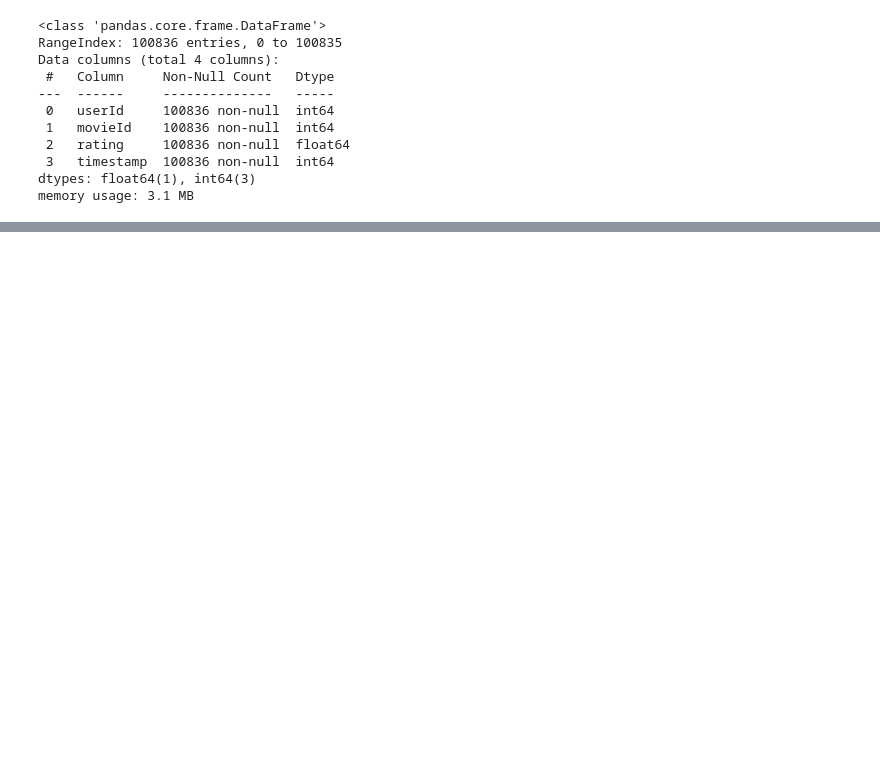
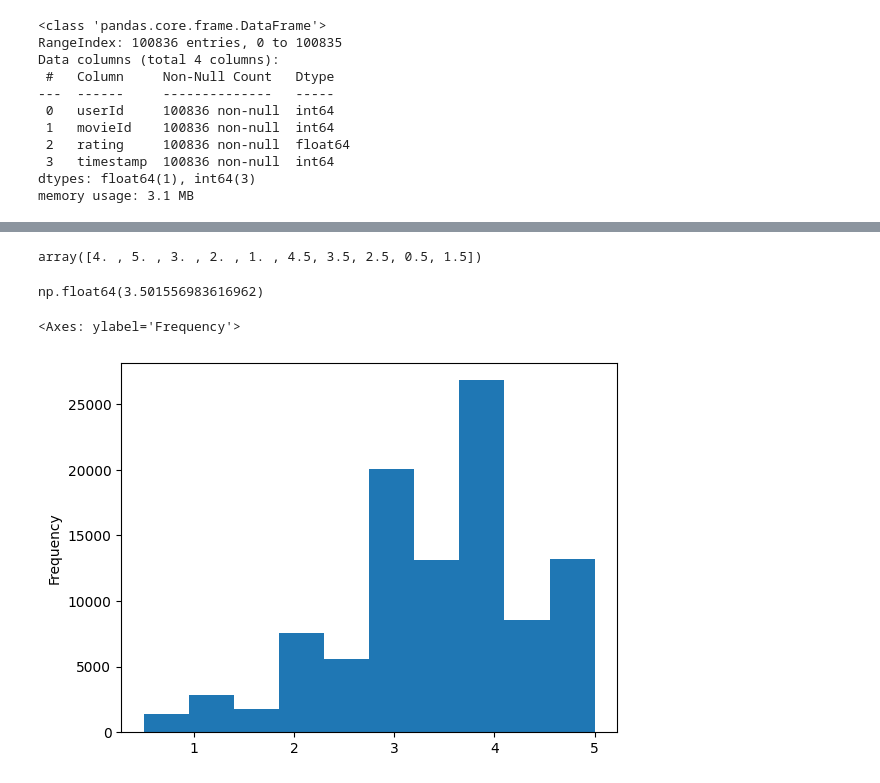
Before and after one commit to AndreVargas0/SemanaEda, a Jupyter notebook: aula1.ipynb, the cells around one changed output, grey strips where cells are left out. Drawn from its saved outputs; the diff is of its cells as text; code cells hidden in the pictures; blank space fills up the shorter version.

```diff
--- a/aula1.ipynb
+++ b/aula1.ipynb
@@ -55,12 +43,3 @@ Data columns (total 4 columns):
  3   timestamp  100836 non-null  int64
 dtypes: float64(1), int64(3)
 memory usage: 3.1 MB
-# %%
-url = "dataset/movies.csv"
-url2 = "dataset/ratings.csv"
-dados= pd.read_csv(url)
-dados2= pd.read_csv(url2)
-common_ids = dados['movieId'].tolist()
-filtered_dados2 = dados2[dados2['movieId'].isin(common_ids)]
-
-print(filtered_dados2)
@@ -81,0 +66,2 @@ print(filtered_dados2)
+# %%
+dados2.columns=['usuario_id','filmes_id','avaliacao','tempo']
@@ -81,0 +98,13 @@ print(filtered_dados2)
+# %%
+dados2.avaliacao.unique()
+# %% [output]
+array([4. , 5. , 3. , 2. , 1. , 4.5, 3.5, 2.5, 0.5, 1.5])
+# %%
+dados2.avaliacao.mean()
+# %% [output]
+np.float64(3.501556983616962)
+# %%
+dados2.avaliacao.plot(kind='hist')
+# %% [output]
+<Axes: ylabel='Frequency'>
+[figure, added]
```
Also changed, not shown: parts of 17 cells of this notebook.
